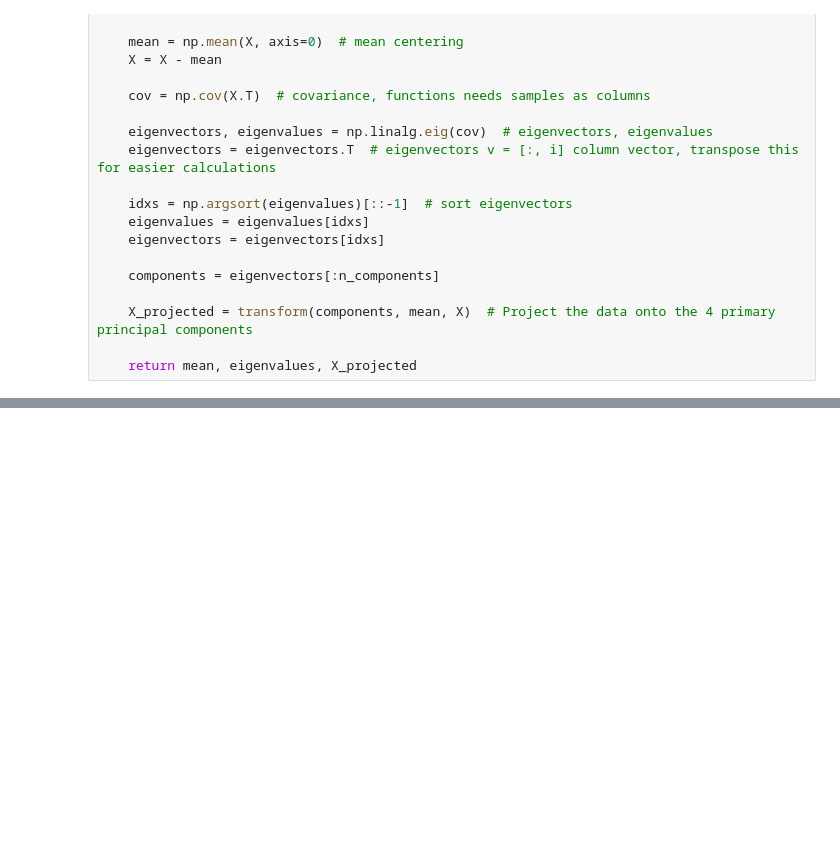
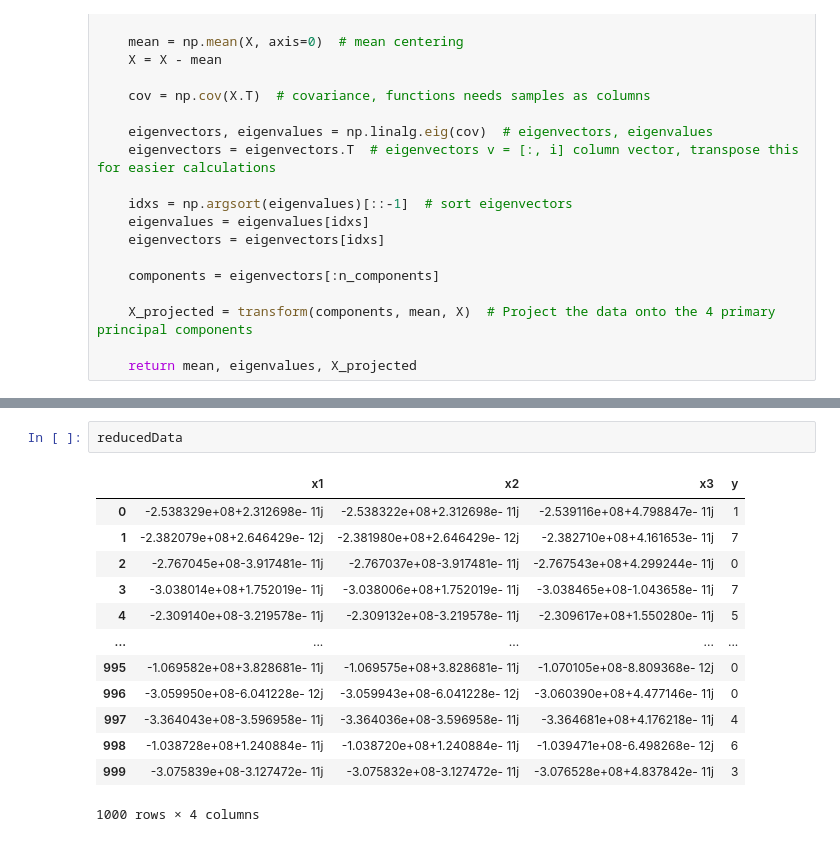
Before and after one commit to mehmet-ercan/MachineLearning, a Jupyter notebook: HW3/HW3_AKCAN_ERCAN_244201001033.ipynb, the cells around one changed output, grey strips where cells are left out. Cells and saved outputs as stored; diff of their text form; blank space fills up the shorter version.

```diff
--- a/HW3/HW3_AKCAN_ERCAN_244201001033.ipynb
+++ b/HW3/HW3_AKCAN_ERCAN_244201001033.ipynb
@@ -101,0 +88,16 @@ plt.show()
+# %%
+reducedData
+# %% [output]
+|  | x1 | x2 | x3 | y |
+| 0 | -2.538329e+08+2.312698e- 11j | -2.538322e+08+2.312698e- 11j | -2.539116e+08+4.798847e- 11j | 1 |
+| 1 | -2.382079e+08+2.646429e- 12j | -2.381980e+08+2.646429e- 12j | -2.382710e+08+4.161653e- 11j | 7 |
+| 2 | -2.767045e+08-3.917481e- 11j | -2.767037e+08-3.917481e- 11j | -2.767543e+08+4.299244e- 11j | 0 |
+| 3 | -3.038014e+08+1.752019e- 11j | -3.038006e+08+1.752019e- 11j | -3.038465e+08-1.043658e- 11j | 7 |
+| 4 | -2.309140e+08-3.219578e- 11j | -2.309132e+08-3.219578e- 11j | -2.309617e+08+1.550280e- 11j | 5 |
+| ... | ... | ... | ... | ... |
+| 995 | -1.069582e+08+3.828681e- 11j | -1.069575e+08+3.828681e- 11j | -1.070105e+08-8.809368e- 12j | 0 |
+| 996 | -3.059950e+08-6.041228e- 12j | -3.059943e+08-6.041228e- 12j | -3.060390e+08+4.477146e- 11j | 0 |
+| 997 | -3.364043e+08-3.596958e- 11j | -3.364036e+08-3.596958e- 11j | -3.364681e+08+4.176218e- 11j | 4 |
+| 998 | -1.038728e+08+1.240884e- 11j | -1.038720e+08+1.240884e- 11j | -1.039471e+08-6.498268e- 12j | 6 |
+| 999 | -3.075839e+08-3.127472e- 11j | -3.075832e+08-3.127472e- 11j | -3.076528e+08+4.837842e- 11j | 3 |
+1000 rows × 4 columns
```
Also changed, not shown: parts of 13 cells of this notebook, 1 other file.
